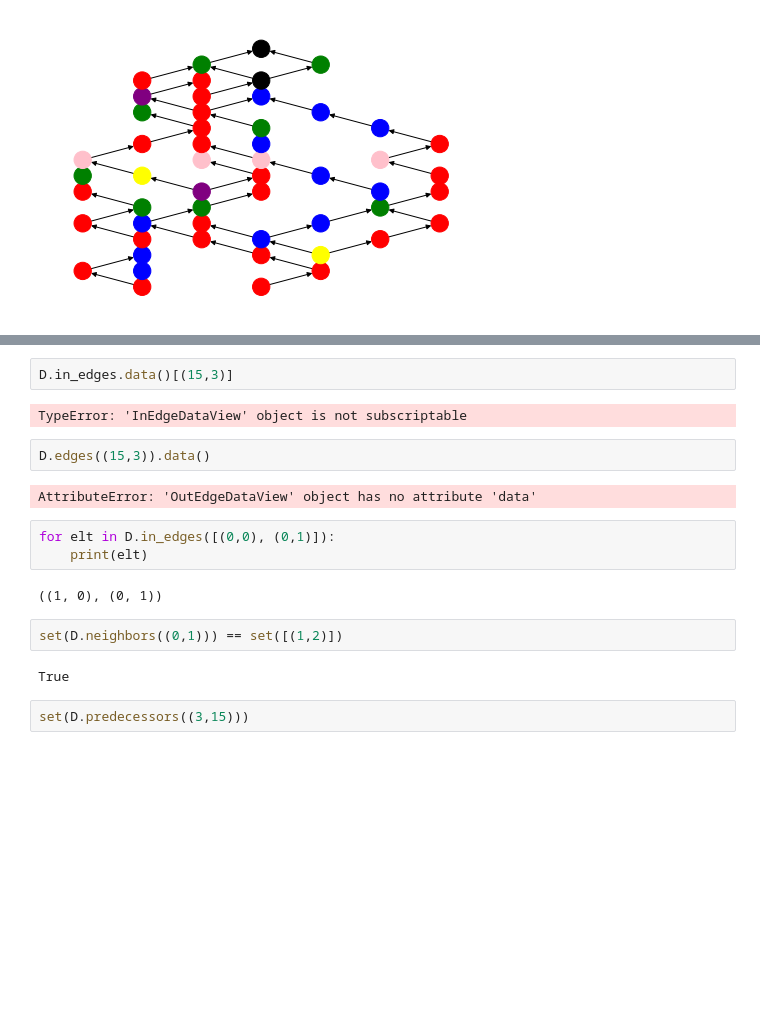
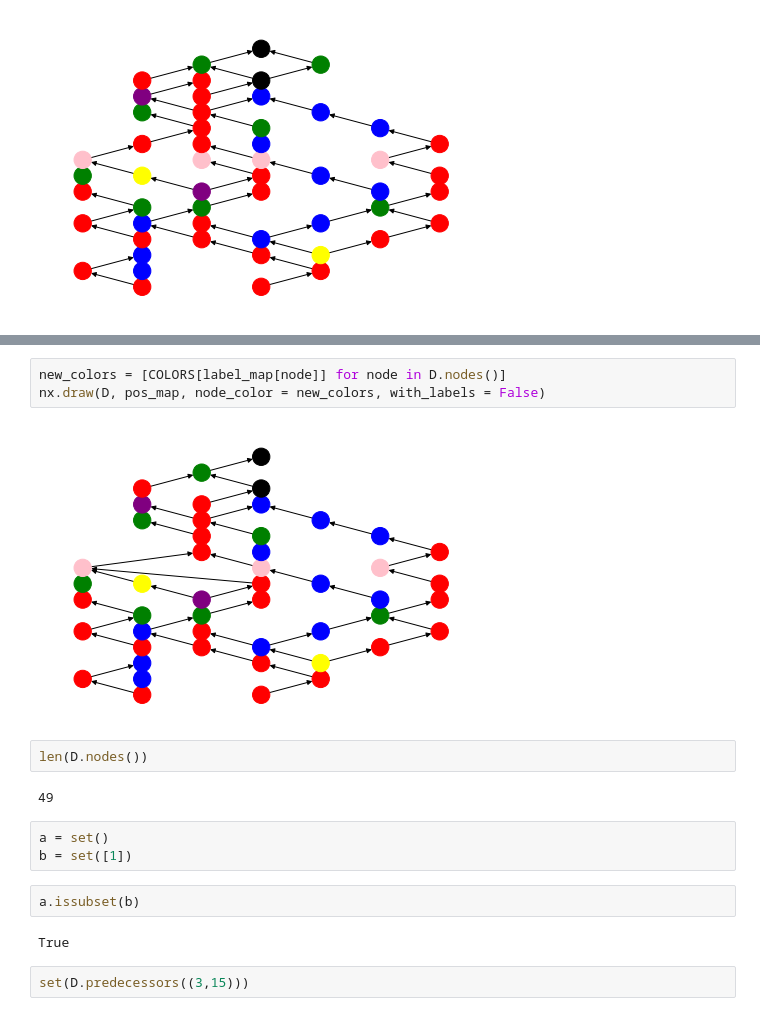
Before and after one commit to gamerpuppy/sts_seed_search, a Jupyter notebook: map_graph.ipynb, the cells around one changed output, grey strips where cells are left out. Cells and saved outputs as stored; diff of their text form; blank space fills up the shorter version.

```diff
--- a/map_graph.ipynb
+++ b/map_graph.ipynb
@@ -122,20 +124,19 @@ basicReductions(D, label_map)
-# %%
-D.in_edges.data()[(15,3)]
-# %% [output]
-TypeError: 'InEdgeDataView' object is not subscriptable
-# %%
-D.edges((15,3)).data()
-# %% [output]
-AttributeError: 'OutEdgeDataView' object has no attribute 'data'
-# %%
-for elt in D.in_edges([(0,0), (0,1)]):
-    print(elt)
-# %% [output]
-((1, 0), (0, 1))
-# %%
-set(D.neighbors((0,1))) == set([(1,2)])
-# %% [output]
-True
+# %%
+new_colors = [COLORS[label_map[node]] for node in D.nodes()]
+nx.draw(D, pos_map, node_color = new_colors, with_labels = False)
+# %% [output]
+[figure, added]
+# %%
+len(D.nodes())
+# %% [output]
+49
+# %%
+a = set()
+b = set([1])
+# %%
+a.issubset(b)
+# %% [output]
+True
 # %%
 set(D.predecessors((3,15)))
 # %% [output]
```
Also changed, not shown: parts of 3 cells of this notebook.
